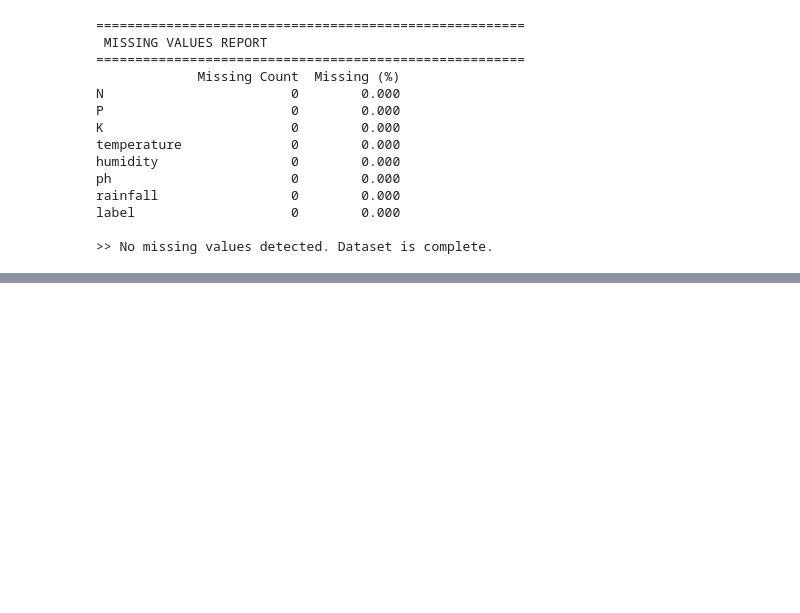
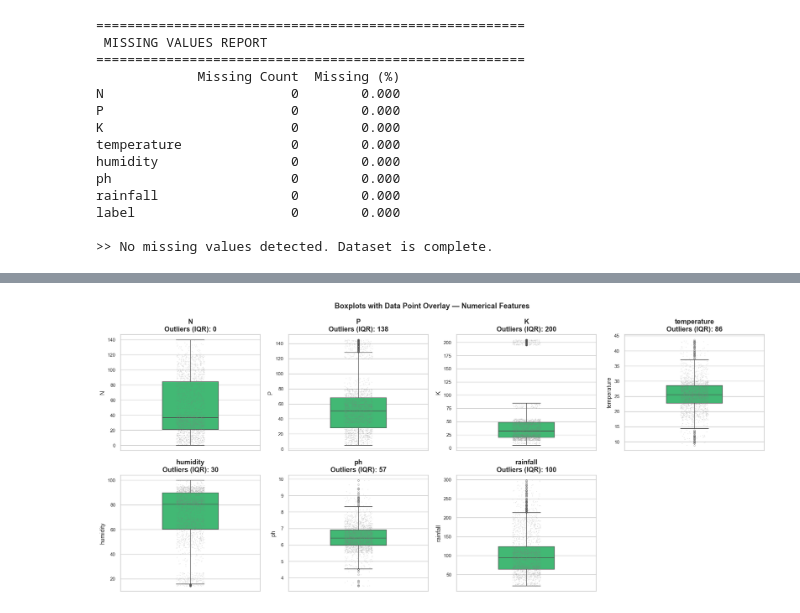
Before and after one commit to margarida-passos-cunha/machine-learning-project-group-e, a Jupyter notebook: notebooks/01_eda.ipynb, the cells around one changed output, grey strips where cells are left out. Saved outputs shown, nothing was run; the diff lists cells and outputs as text; code cells hidden in the pictures; blank space fills up the shorter version.

```diff
--- a/notebooks/01_eda.ipynb
+++ b/notebooks/01_eda.ipynb
@@ -231,0 +493,32 @@ else:
+# %%
+# =============================================================================
+# 3.2 — BOXPLOTS WITH INDIVIDUAL DATA POINTS (Stripplot overlay)
+# =============================================================================
+# Combining a boxplot with a strip overlay exposes the full data structure:
+# the box captures central tendency and spread, while individual points
+# reveal clusters, gaps, and the density of extreme values.
+
+fig, axes = plt.subplots(2, 4, figsize=(18, 8))
+fig.suptitle('Boxplots with Data Point Overlay — Numerical Features', fontsize=14, fontweight='bold')
+axes = axes.flatten()
+
+for i, feature in enumerate(NUMERICAL_FEATURES):
+    ax = axes[i]
+    sns.boxplot(y=df[feature], ax=ax, color=ACCENT_COLOR, width=0.4,
+                flierprops=dict(marker='o', markersize=3, alpha=0.3))
+    sns.stripplot(y=df[feature], ax=ax, color='grey', size=1.5, alpha=0.2, jitter=True)
+
+    # IQR-based outlier count
+    Q1, Q3 = df[feature].quantile(0.25), df[feature].quantile(0.75)
+    IQR = Q3 - Q1
+    n_outliers = ((df[feature] < Q1 - 1.5 * IQR) | (df[feature] > Q3 + 1.5 * IQR)).sum()
+    ax.set_title(f'{feature}\nOutliers (IQR): {n_outliers}')
+    ax.set_xlabel('')
+
+axes[-1].set_visible(False)
+
+plt.tight_layout()
+plt.savefig('../reports/figures/3_boxplots_with_overlay.png', bbox_inches='tight')
+plt.show()
+# %% [output]
+[figure, added]
```
Also changed, not shown: parts of 28 cells of this notebook.
